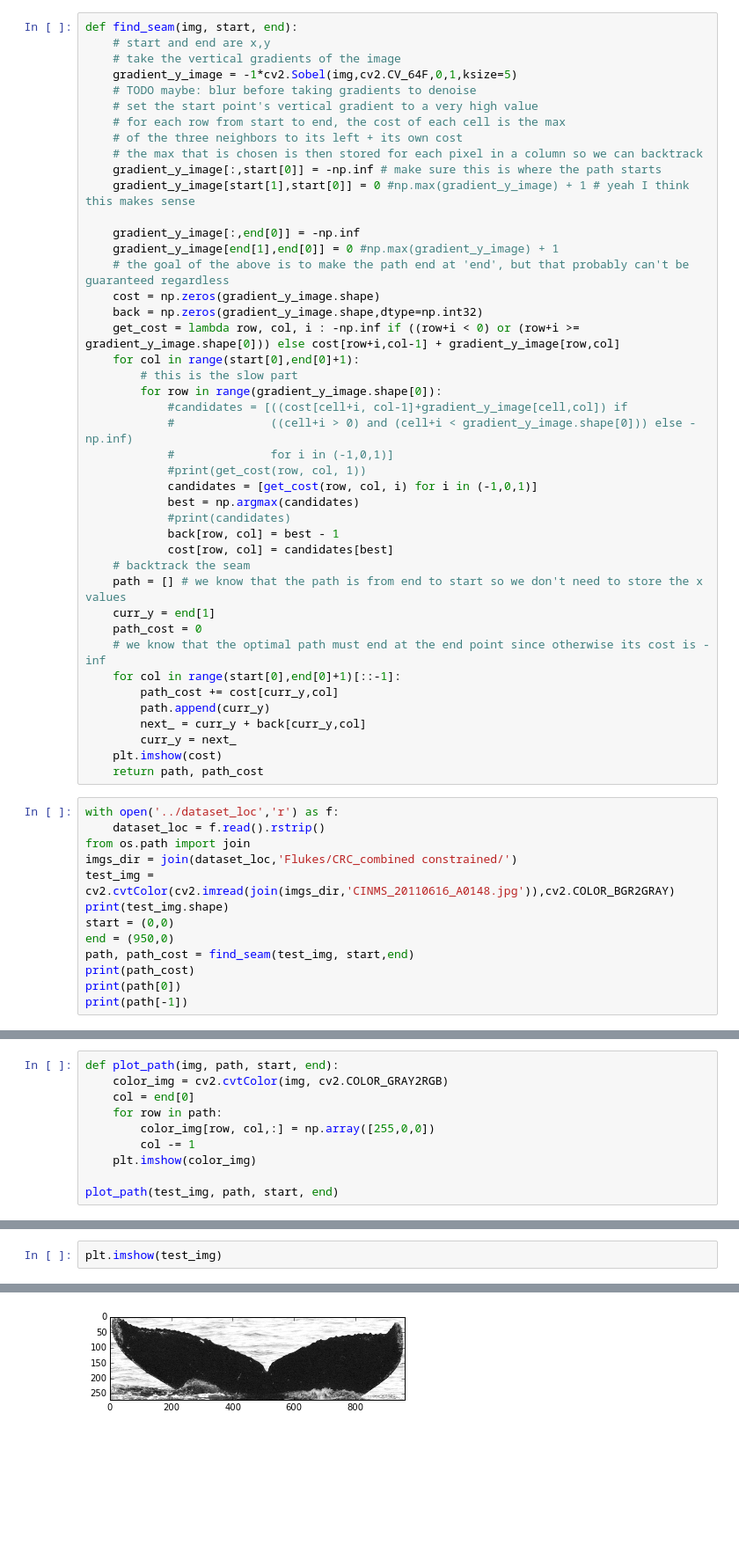
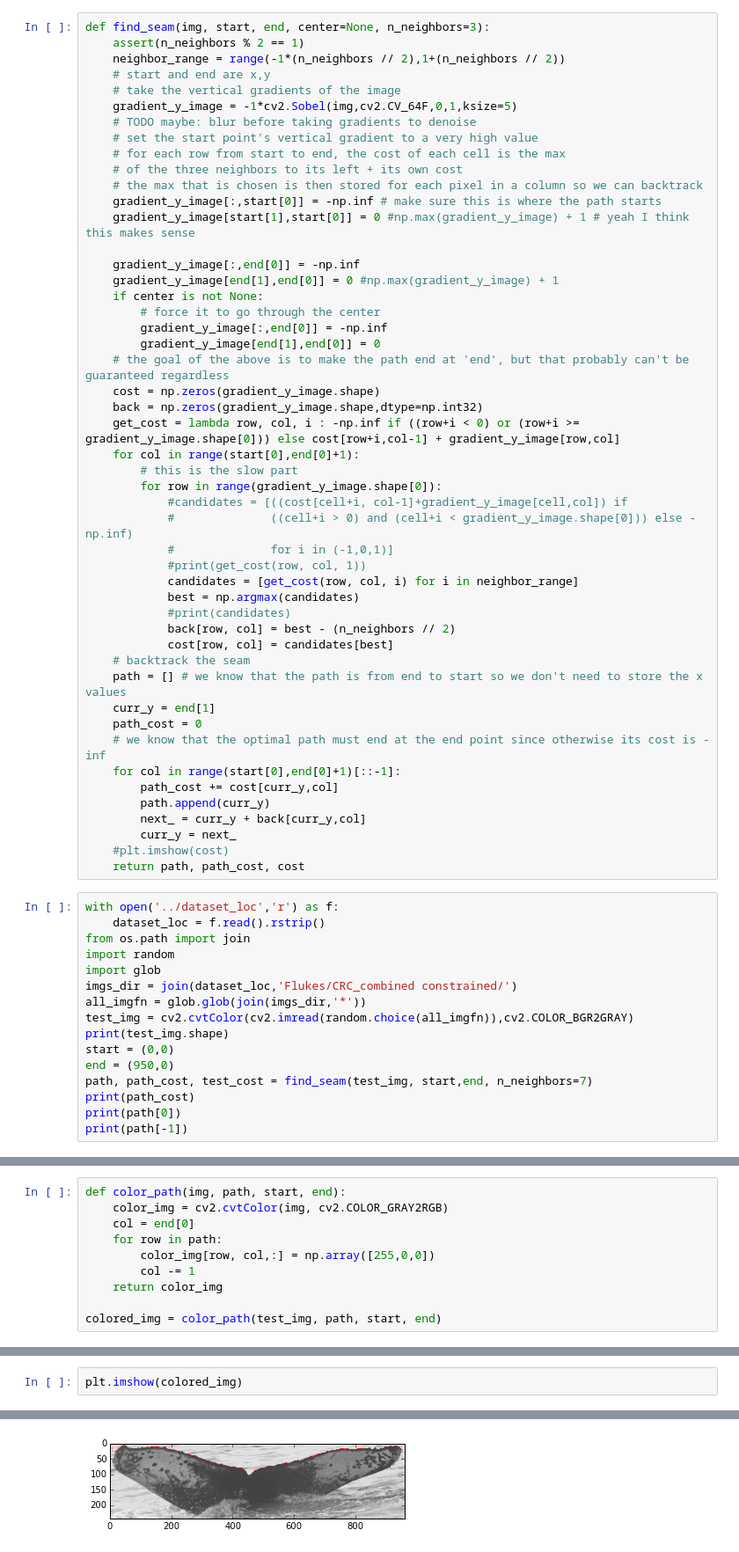
Before and after one commit to zmjjmz/thesiswork, a Jupyter notebook: edge_extract/Extract Edge.ipynb, the cells around one changed output, grey strips where cells are left out. Shown at 88% size. Cells and saved outputs as stored; diff of their text form; blank space fills up the shorter version.

```diff
--- a/edge_extract/Extract Edge.ipynb
+++ b/edge_extract/Extract Edge.ipynb
@@ -109,7 +109,9 @@ display_boxes((100,100),(10,40),(60,80),(8,8))
 # %% [output]
 [figure]
 # %%
-def find_seam(img, start, end):
+def find_seam(img, start, end, center=None, n_neighbors=3):
+    assert(n_neighbors % 2 == 1)
+    neighbor_range = range(-1*(n_neighbors // 2),1+(n_neighbors // 2))
     # start and end are x,y
     # take the vertical gradients of the image
     gradient_y_image = -1*cv2.Sobel(img,cv2.CV_64F,0,1,ksize=5)
@@ -123,6 +125,10 @@ def find_seam(img, start, end):
 
     gradient_y_image[:,end[0]] = -np.inf
     gradient_y_image[end[1],end[0]] = 0 #np.max(gradient_y_image) + 1
+    if center is not None:
+        # force it to go through the center
+        gradient_y_image[:,end[0]] = -np.inf
+        gradient_y_image[end[1],end[0]] = 0
     # the goal of the above is to make the path end at 'end', but that probably can't be guaranteed regardless
     cost = np.zeros(gradient_y_image.shape)
     back = np.zeros(gradient_y_image.shape,dtype=np.int32)
@@ -134,10 +140,10 @@ def find_seam(img, start, end):
             #              ((cell+i > 0) and (cell+i < gradient_y_image.shape[0])) else -np.inf)
             #              for i in (-1,0,1)]
             #print(get_cost(row, col, 1))
-            candidates = [get_cost(row, col, i) for i in (-1,0,1)]
+            candidates = [get_cost(row, col, i) for i in neighbor_range]
             best = np.argmax(candidates)
             #print(candidates)
-            back[row, col] = best - 1
+            back[row, col] = best - (n_neighbors // 2)
             cost[row, col] = candidates[best]
     # backtrack the seam
     path = [] # we know that the path is from end to start so we don't need to store the x values
@@ -149,18 +155,21 @@ def find_seam(img, start, end):
         path.append(curr_y)
         next_ = curr_y + back[curr_y,col]
         curr_y = next_
-    plt.imshow(cost)
-    return path, path_cost
+    #plt.imshow(cost)
+    return path, path_cost, cost
 # %%
 with open('../dataset_loc','r') as f:
     dataset_loc = f.read().rstrip()
 from os.path import join
+import random
+import glob
 imgs_dir = join(dataset_loc,'Flukes/CRC_combined constrained/')
-test_img = cv2.cvtColor(cv2.imread(join(imgs_dir,'CINMS_20110616_A0148.jpg')),cv2.COLOR_BGR2GRAY)
+all_imgfn = glob.glob(join(imgs_dir,'*'))
+test_img = cv2.cvtColor(cv2.imread(random.choice(all_imgfn)),cv2.COLOR_BGR2GRAY)
 print(test_img.shape)
 start = (0,0)
 end = (950,0)
-path, path_cost = find_seam(test_img, start,end)
+path, path_cost, test_cost = find_seam(test_img, start,end, n_neighbors=7)
 print(path_cost)
 print(path[0])
 print(path[-1])
@@ -173,10 +181,10 @@ print(path[-1])
 # %%
-def plot_path(img, path, start, end):
+def color_path(img, path, start, end):
     color_img = cv2.cvtColor(img, cv2.COLOR_GRAY2RGB)
     col = end[0]
     for row in path:
         color_img[row, col,:] = np.array([255,0,0])
         col -= 1
-    plt.imshow(color_img)
+    return color_img
 
-plot_path(test_img, path, start, end)
+colored_img = color_path(test_img, path, start, end)
@@ -185,5 +191,5 @@ plot_path(test_img, path, start, end)
 # %%
-plt.imshow(test_img)
+plt.imshow(colored_img)
 # %% [output]
 <matplotlib.image.AxesImage at 0x...>
-[figure, old version]
+[figure, new version]
```
Also changed, not shown: parts of 5 cells of this notebook.
